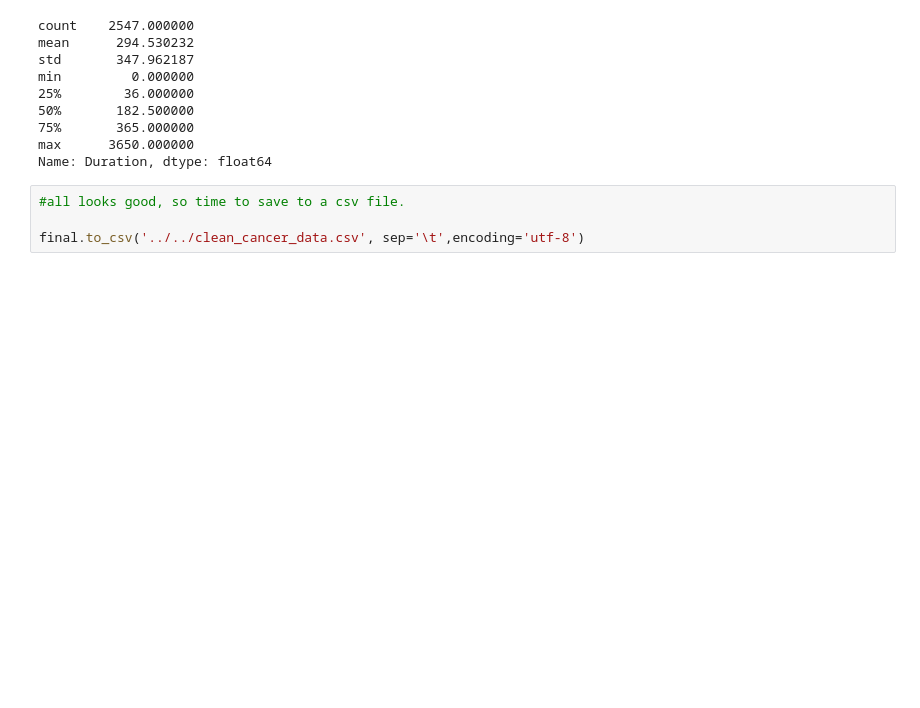
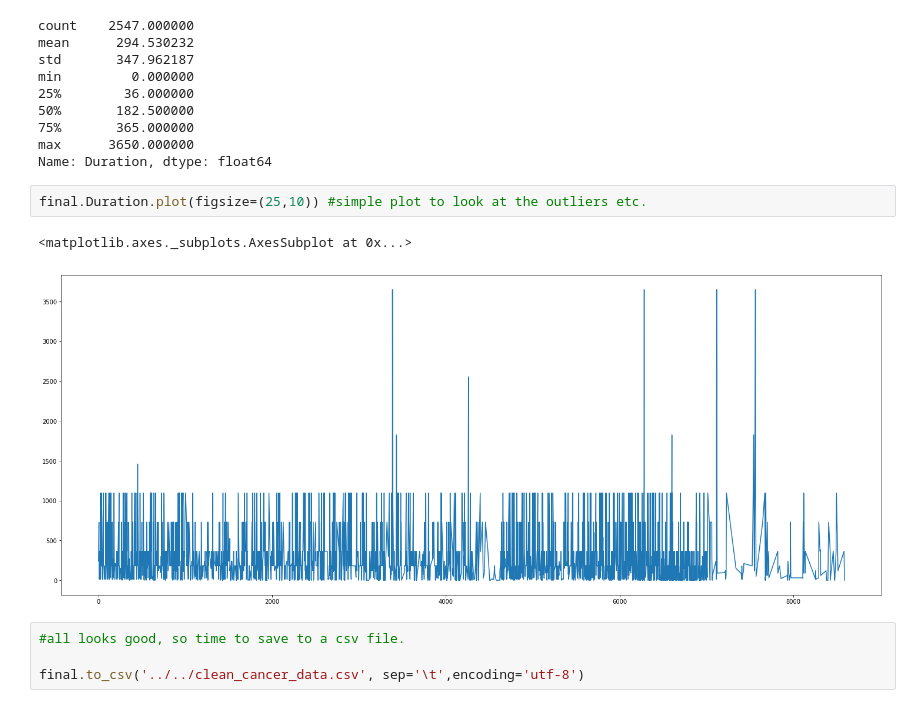
Before and after one commit to Lou1s/Predictive-Models-Using-a-Cancer-Data-Set, a Jupyter notebook: Cleaning.ipynb, the cells around one changed output. Cells and saved outputs as stored; diff of their text form; blank space fills up the shorter version.

Commit message:
added plot
added simple line plot to see shape of the data, might need to do further cleaning and/or adjust assumptions.

```diff
--- a/Cleaning.ipynb
+++ b/Cleaning.ipynb
@@ -313,6 +317,11 @@ min         0.000000
 75%       365.000000
 max      3650.000000
 Name: Duration, dtype: float64
+# %%
+final.Duration.plot(figsize=(25,10)) #simple plot to look at the outliers etc.
+# %% [output]
+<matplotlib.axes._subplots.AxesSubplot at 0x...>
+[figure, added]
 # %%
 #all looks good, so time to save to a csv file.
 
```
Also changed, not shown: parts of 7 cells of this notebook.
